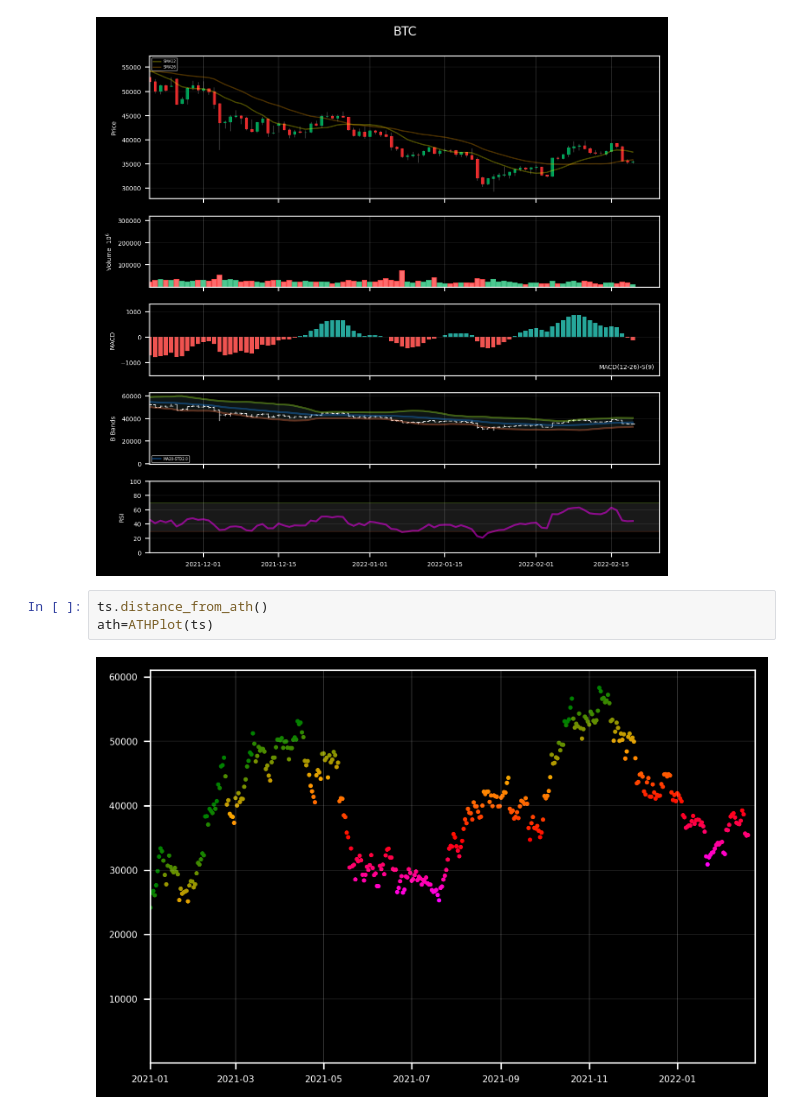
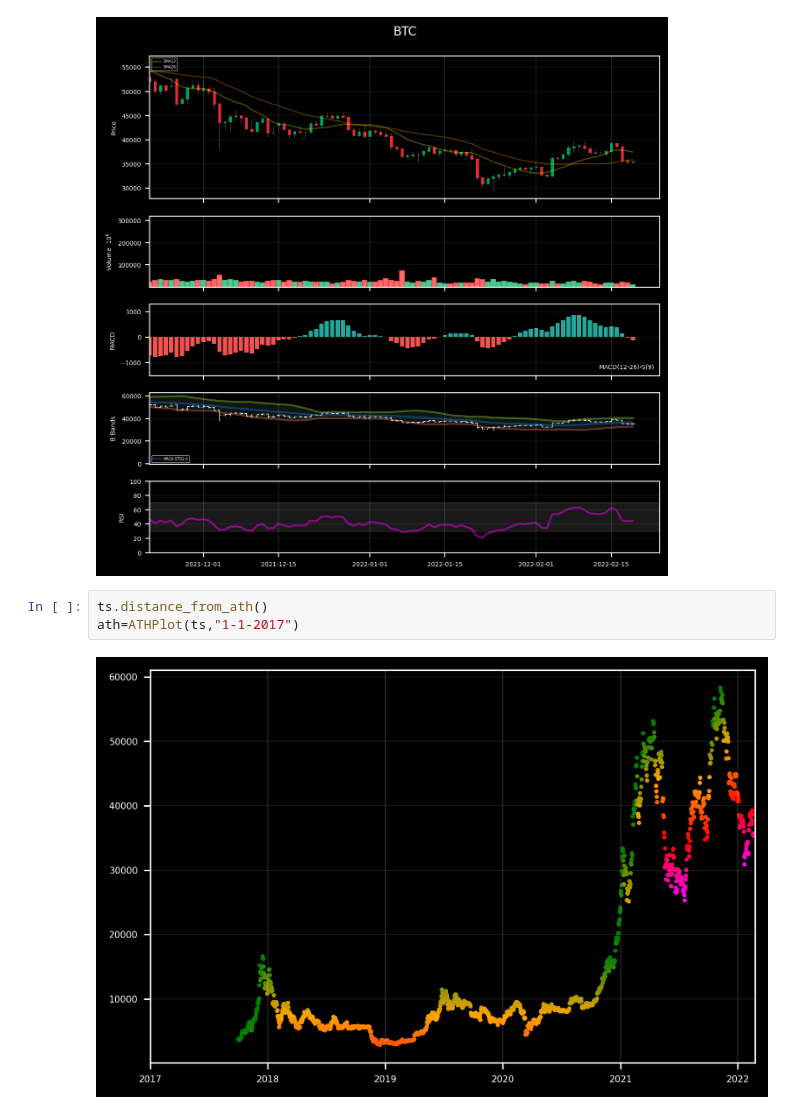
Before and after one commit to webclinic017/surfingcrypto, a Jupyter notebook: examples/reporting.ipynb, the cells around one changed output. Cells and saved outputs as stored; diff of their text form.

```diff
--- a/examples/reporting.ipynb
+++ b/examples/reporting.ipynb
@@ -40,6 +40,6 @@ BTC plotted.
 [figure]
 # %%
 ts.distance_from_ath()
-ath=ATHPlot(ts)
+ath=ATHPlot(ts,"1-1-2017")
 # %% [output]
-[figure, old version]
+[figure, new version]
```
Also changed, not shown: 2 other files.
